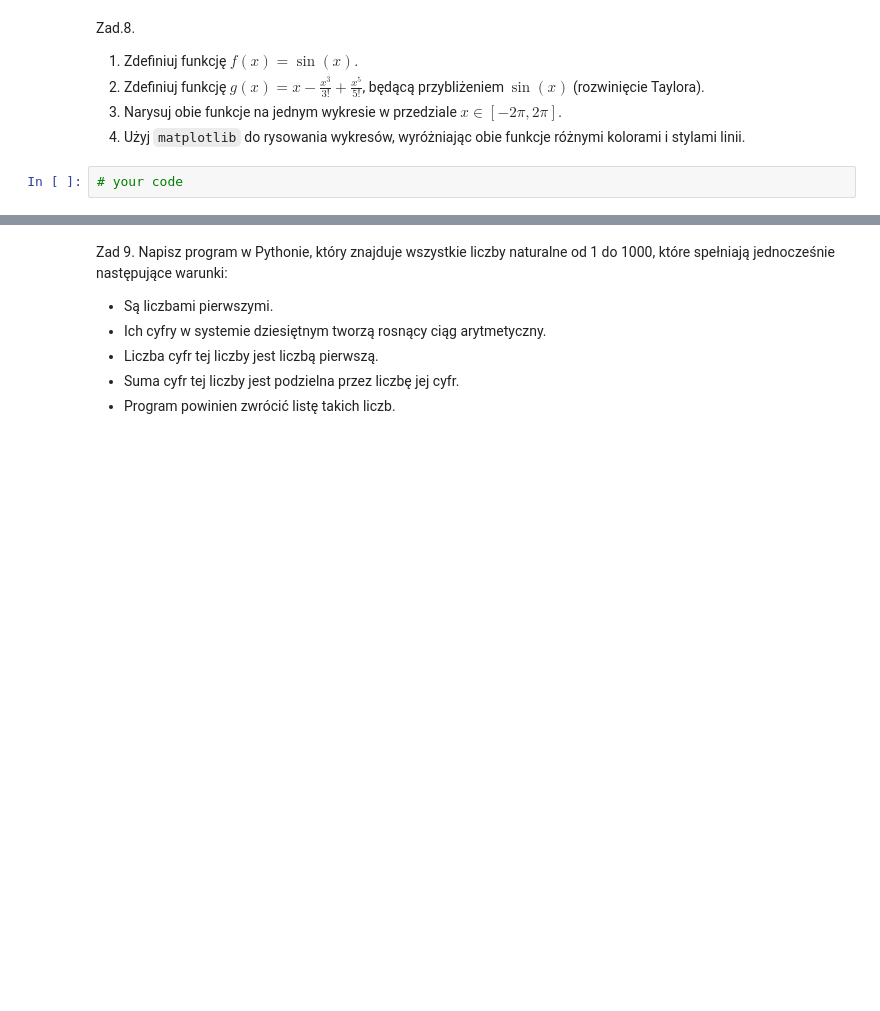
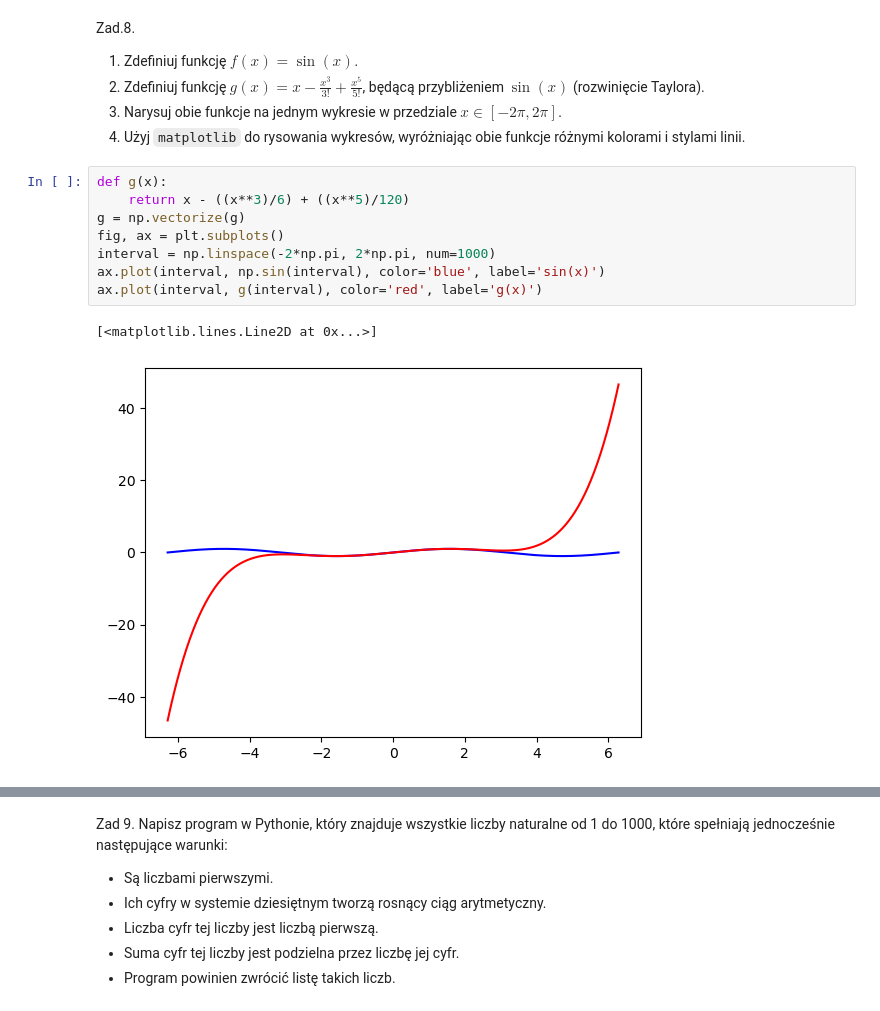
Before and after one commit to orange-cat-programmer/MPSI_2024-25, a Jupyter notebook: lab/02.introduction_python_part2.ipynb, the cells around one changed output, grey strips where cells are left out. Cells and saved outputs as stored; diff of their text form; blank space fills up the shorter version.

```diff
--- a/lab/02.introduction_python_part2.ipynb
+++ b/lab/02.introduction_python_part2.ipynb
@@ -43,5 +167,14 @@ Zad.8.
 2. Zdefiniuj funkcję $ g(x) = x - \frac{x^3}{3!} + \frac{x^5}{5!} $, będącą przybliżeniem $ \sin(x) $ (rozwinięcie Taylora).
 3. Narysuj obie funkcje na jednym wykresie w przedziale $ x \in [-2\pi, 2\pi] $.
 4. Użyj `matplotlib` do rysowania wykresów, wyróżniając obie funkcje różnymi kolorami i stylami linii.
-# %%
-# your code
+# %%
+def g(x):
+    return x - ((x**3)/6) + ((x**5)/120)
+g = np.vectorize(g)
+fig, ax = plt.subplots()
+interval = np.linspace(-2*np.pi, 2*np.pi, num=1000)
+ax.plot(interval, np.sin(interval), color='blue', label='sin(x)')
+ax.plot(interval, g(interval), color='red', label='g(x)')
+# %% [output]
+[<matplotlib.lines.Line2D at 0x...>]
+[figure, added]
```
Also changed, not shown: parts of 19 cells of this notebook.
